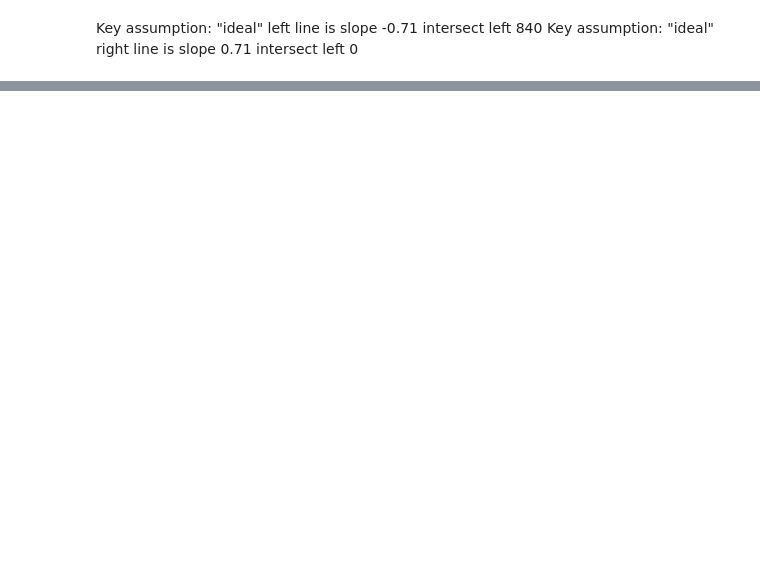
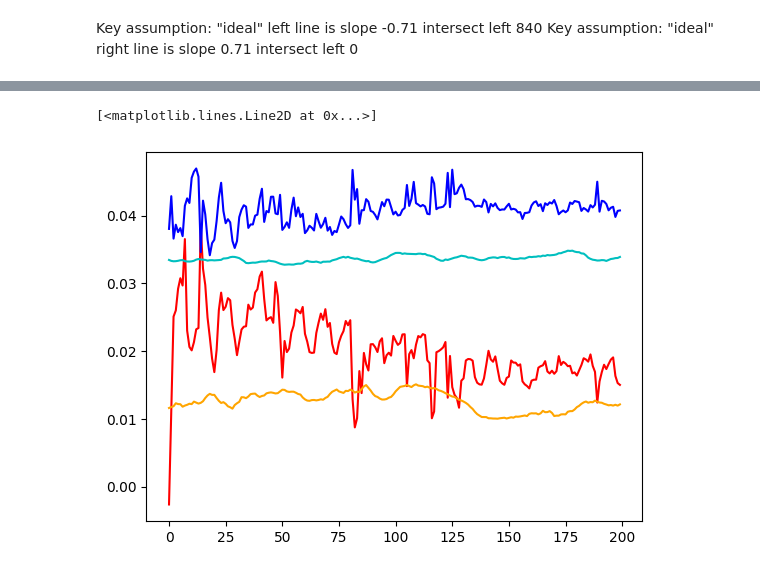
Before and after one commit to connor-henderson/calib_challenge, a Jupyter notebook: eda.ipynb, the cells around one changed output, grey strips where cells are left out. Cells and saved outputs as stored; diff of their text form; code cells hidden in the pictures; blank space fills up the shorter version.

```diff
--- a/eda.ipynb
+++ b/eda.ipynb
@@ -569,0 +75,4 @@ plt.plot(range(count), train_yaw_labels, label='yaw-train')
+# %%
+test_vp = np.array([int(FRAME_SIZE[0]/2), int(FRAME_SIZE[1]/2)]) # center of the image
+roll_calib, pitch_calib, yaw_calib = get_calib_from_vp(test_vp)
+assert(roll_calib == 0.0 and pitch_calib == 0.0 and yaw_calib == 0.0), "Error with vp -> calibration step"
@@ -569,0 +285,15 @@ plt.plot(range(count), train_yaw_labels, label='yaw-train')
+# %%
+def momentum_calc(prev, curr, scaled_momentum):
+    return prev * scaled_momentum + curr * (1 - scaled_momentum)
+
+def lane_with_mom_calc(lane, prev_lanes, standard_lane):
+    lane = lane if lane is not None else standard_lane
+    prev_lanes.append(lane)
+
+    scaling_factor = len(prev_lanes)/(len(prev_lanes) + 5)
+    scaled_momentum = MOMENTUM * scaling_factor
+
+    prev_lane_avg = np.mean(np.array(prev_lanes), axis=0)
+    slope_with_scaled_momentum = momentum_calc(prev_lane_avg[0], lane[0], scaled_momentum)
+    intercept_with_scaled_momentum = momentum_calc(prev_lane_avg[1], lane[1], scaled_momentum)
+    return slope_with_scaled_momentum, intercept_with_scaled_momentum
@@ -569,0 +337,31 @@ plt.plot(range(count), train_yaw_labels, label='yaw-train')
+# %%
+# Sandbox for testing variations on portions of the data
+
+calculated_vps = []
+left_lanes = []
+right_lanes = []
+scale = []
+
+count = 200
+start_idx = 1200
+training_slice = training_data[start_idx:count+start_idx]
+for frame, _gt in training_slice:
+    current_img = np.copy(frame)
+    vp = image_to_vp(current_img, left_lanes, right_lanes)
+    _roll_calib, pitch_calib, yaw_calib = get_calib_from_vp(vp)
+    calculated_vps.append([pitch_calib, yaw_calib])
+
+train_yaw_labels = [x for x in train_labels['yaw'][start_idx:count+start_idx]]
+test_yaw_labels = [yaw for pitch, yaw in calculated_vps]
+
+train_pitch_labels = [x for x in train_labels['pitch'][:count]]
+test_pitch_labels = [pitch for pitch, yaw in calculated_vps]
+
+
+plt.plot(range(count), test_yaw_labels, label='yaw-test', color='red')
+plt.plot(range(count), train_yaw_labels, label='yaw-train', color='orange')
+plt.plot(range(count), test_pitch_labels, label='pitch-test', color='b')
+plt.plot(range(count), train_pitch_labels, label='pitch-train', color='c')
+# %% [output]
+[<matplotlib.lines.Line2D at 0x...>]
+[figure, added]
```
Also changed, not shown: parts of 41 cells of this notebook, 6 other files.
